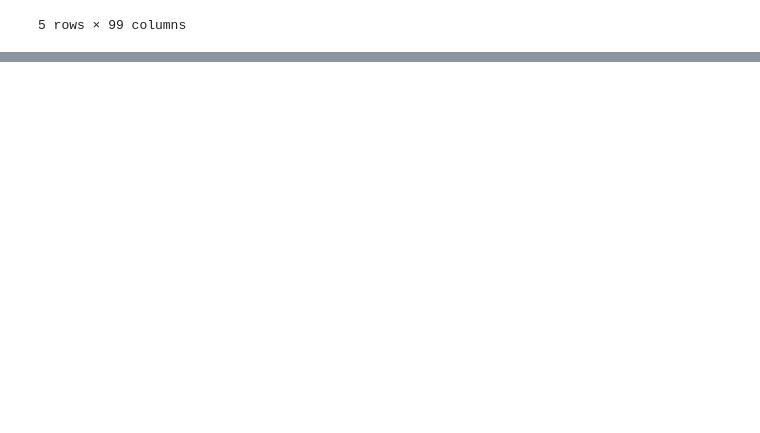
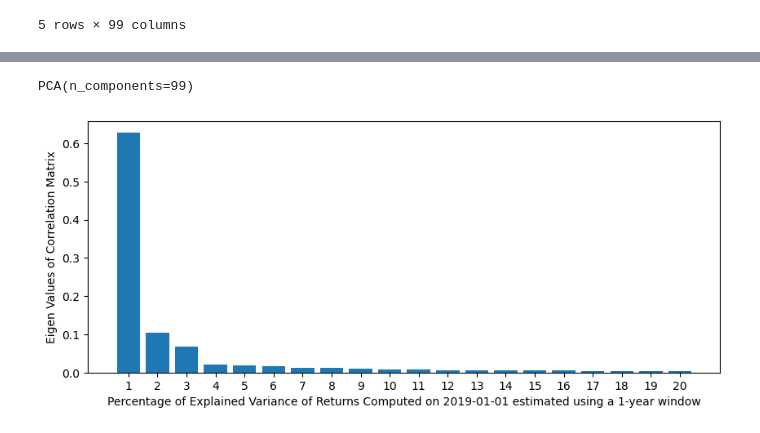
Before and after one commit to shaoyuliu98/Quantitative-Research, a Jupyter notebook: Eigen Portfolio.ipynb, the cells around one changed output, grey strips where cells are left out. Drawn from its saved outputs; the diff is of its cells as text; code cells hidden in the pictures; blank space fills up the shorter version.

```diff
--- a/Eigen Portfolio.ipynb
+++ b/Eigen Portfolio.ipynb
@@ -38,0 +61,3 @@ price_df.head(5)
+# %%
+r_ik = (price_df/price_df.shift()-1).dropna()
+r_ik_2018 = ret_df.loc['2018-01-01':'2018-12-31']
@@ -38,0 +73,2 @@ price_df.head(5)
+# %%
+y_ik = (r_ik_2018 - r_ik_2018.mean())/r_ik_2018.std()
@@ -38,0 +84,3 @@ price_df.head(5)
+# %%
+rho_ij = y_ik.corr()
+rho_ij
@@ -38,0 +105,14 @@ price_df.head(5)
+# %%
+pca = PCA(n_components = len(rho_ij))
+pca.fit(rho_ij)
+# %% [output]
+PCA(n_components=99)
+# %%
+plt.figure(figsize=(10,4))
+plt.bar(np.arange(1,21),pca.explained_variance_ratio_[:20])
+plt.xticks(np.arange(1,21))
+plt.xlabel('Percentage of Explained Variance of Returns Computed on 2019-01-01 estimated using a 1-year window')
+plt.ylabel('Eigen Values of Correlation Matrix')
+plt.show()
+# %% [output]
+[figure, added]
```
Also changed, not shown: parts of 18 cells of this notebook.
